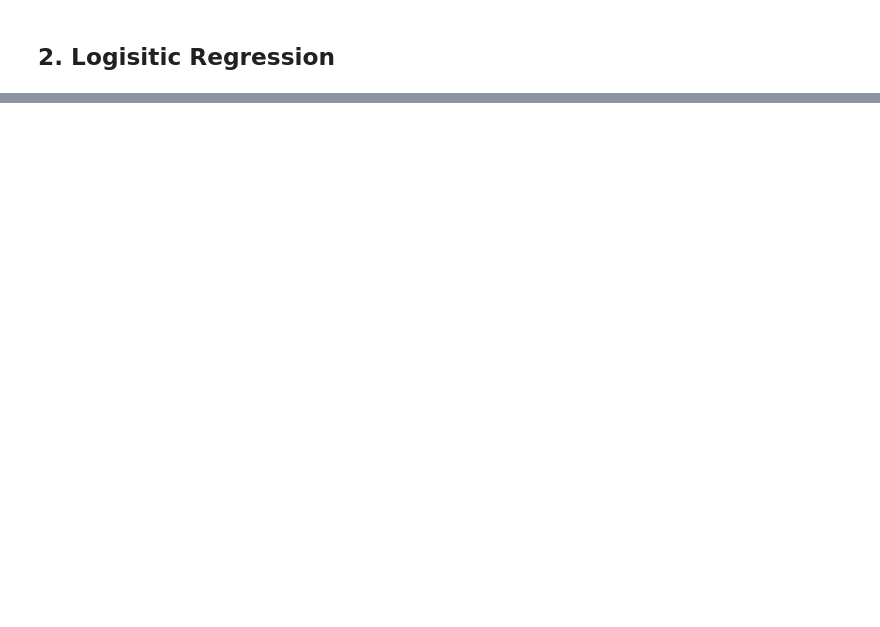
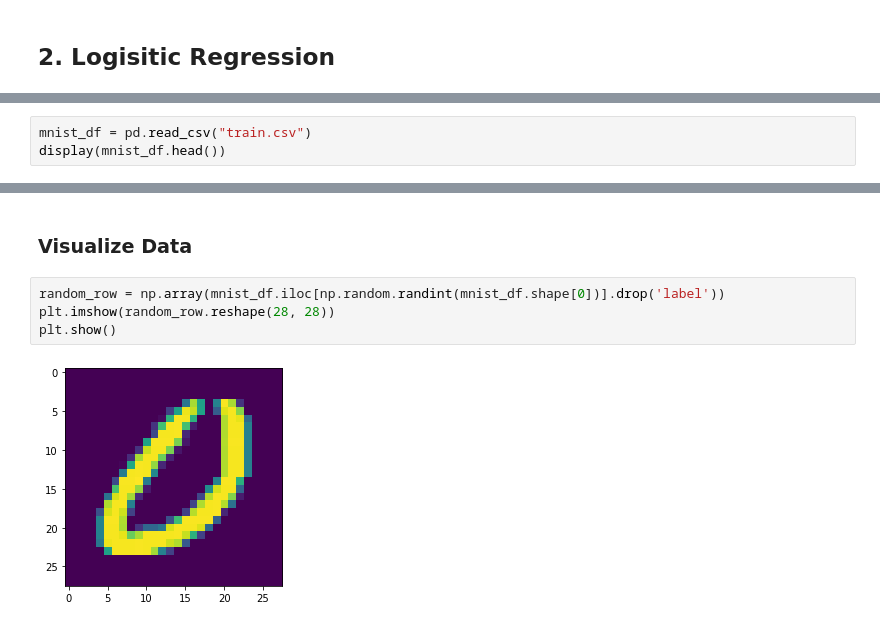
Before and after one commit to pragneshbarik/AI-ML, a Jupyter notebook: Machine_Learning_Algorithms.ipynb, the cells around one changed output, grey strips where cells are left out. Cells and saved outputs as stored; diff of their text form; blank space fills up the shorter version.

```diff
--- a/Machine_Learning_Algorithms.ipynb
+++ b/Machine_Learning_Algorithms.ipynb
@@ -121,0 +135,3 @@ $$\frac{∂}{∂θ_j}J(\theta_0, \theta_1, ... \theta_n)=\frac{1}{m}\sum_{i=1}^m
+# %%
+mnist_df = pd.read_csv("train.csv")
+display(mnist_df.head())
@@ -121,0 +146,8 @@ $$\frac{∂}{∂θ_j}J(\theta_0, \theta_1, ... \theta_n)=\frac{1}{m}\sum_{i=1}^m
+# %% [markdown]
+### **Visualize Data**
+# %%
+random_row = np.array(mnist_df.iloc[np.random.randint(mnist_df.shape[0])].drop('label'))
+plt.imshow(random_row.reshape(28, 28))
+plt.show()
+# %% [output]
+[figure, added]
```
Also changed, not shown: parts of 7 cells of this notebook.
